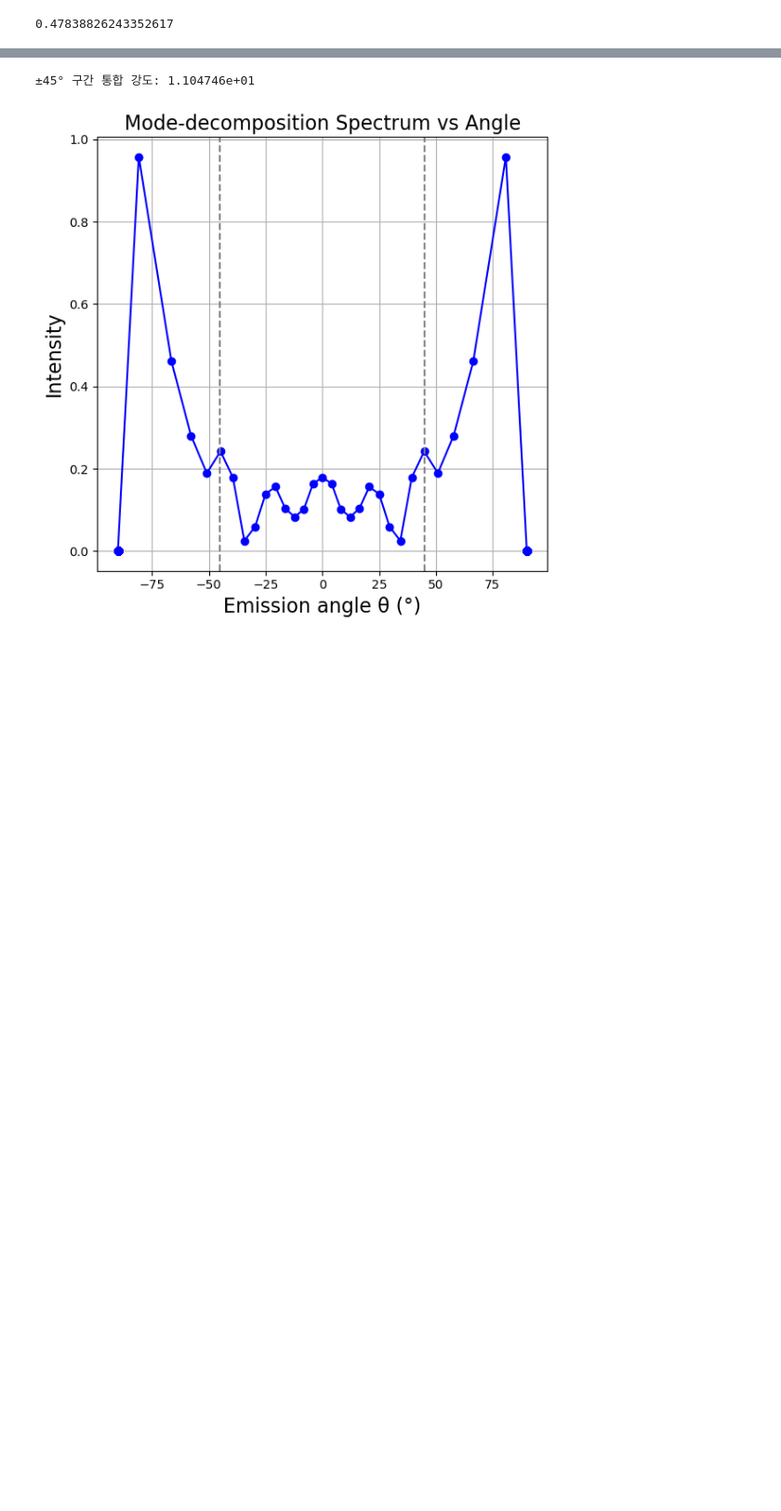
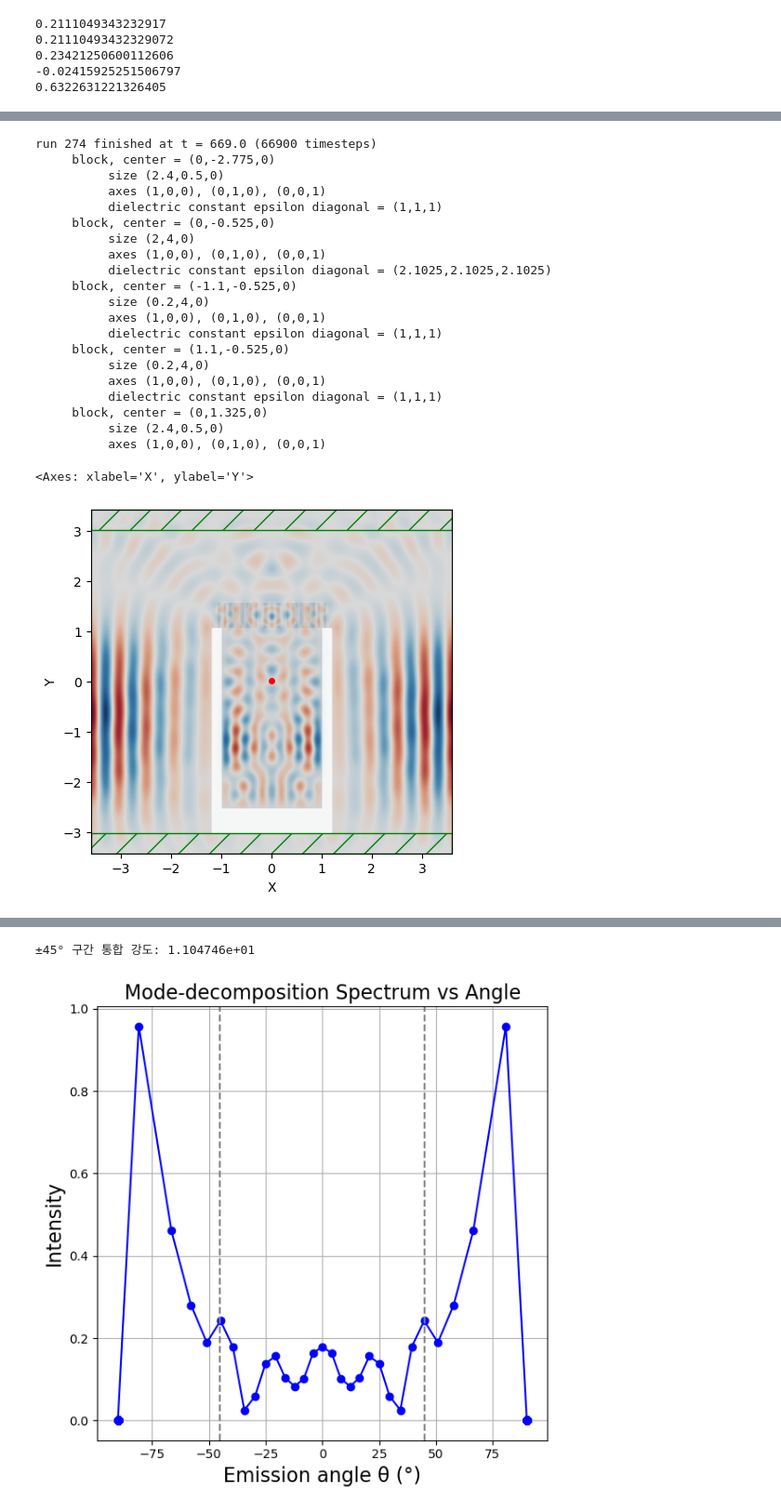
Before and after one commit to M2nion/EIDL, a Jupyter notebook: Tool/Meep/LGD/LGD setup/Mode decomposition/Kyungmin/2025/07/29/Reference data/OLED_Singlelayer_n2f.ipynb, the cells around one changed output, grey strips where cells are left out. Shown at 93% size. Drawn from its saved outputs; the diff is of its cells as text; code cells hidden in the pictures; blank space fills up the shorter version.

```diff
--- a/Tool/Meep/LGD/LGD setup/Mode decomposition/Kyungmin/2025/07/29/Reference data/OLED_Singlelayer_n2f.ipynb
+++ b/Tool/Meep/LGD/LGD setup/Mode decomposition/Kyungmin/2025/07/29/Reference data/OLED_Singlelayer_n2f.ipynb
@@ -236,20 +236,35 @@ n2f = sims[0].add_near2far(
 design_load = np.loadtxt("SingleDipole_sum.txt")
 design_variables.update_weights(design_load)
 # %%
-offset = 0.01
-flux_size = 0.02
+offset = 0.25
+flux_size = 0.5
+
 mn_size = 2
 
-input_flux = sims[0].add_flux(
+input_flux1 = sims[0].add_flux(
         fcen, 0, 1,
         mp.FluxRegion(center=sources[0].center - mp.Vector3(offset, 0, 0),
                       size=mp.Vector3(0, flux_size),
-                      weight=-1),
+                      weight=-1
+                      ),
+    )
+
+input_flux2 = sims[0].add_flux(
+        fcen, 0, 1,
         mp.FluxRegion(center=sources[0].center + mp.Vector3(offset, 0, 0),
                       size=mp.Vector3(0, flux_size)),
+    )
+
+input_flux3 = sims[0].add_flux(
+        fcen, 0, 1,
         mp.FluxRegion(center=sources[0].center - mp.Vector3(0, offset, 0),
                       size=mp.Vector3(flux_size, 0),
-                      weight=-1),
+                      weight=-1
+                      ),
+    )
+
+input_flux4 = sims[0].add_flux(
+        fcen, 0, 1,
         mp.FluxRegion(center=sources[0].center + mp.Vector3(0, offset, 0),
                       size=mp.Vector3(flux_size, 0))
     )
@@ -328,7 +343,7 @@ Warning: grid volume is not an integer number of pixels; cell size will be round
 mp.verbosity(1)
 sim = sims[0]
 sim.run(until_after_sources=mp.stop_when_fields_decayed(
-    10/df, mp.Ez, sources[0].center, 1e-3
+    10/df, mp.Ez, sources[0].center, 1e-8
 ))
 
 Ez_dft = sim.get_dft_array(dft_monitor, mp.Ez, 0)
@@ -374,4 +389,19 @@ run 0 finished at t = 112.08 (11208 timesteps)
 # %%
-0.19/mp.get_fluxes(input_flux)[0]
+print(mp.get_fluxes(input_flux1)[0])
+print(mp.get_fluxes(input_flux2)[0])
+print(mp.get_fluxes(input_flux3)[0])
+print(mp.get_fluxes(input_flux4)[0])
+
+print(mp.get_fluxes(input_flux1)[0]+mp.get_fluxes(input_flux2)[0]+mp.get_fluxes(input_flux3)[0]+mp.get_fluxes(input_flux4)[0])
 # %% [output]
-0.47838826243352617
+0.2111049343232917
+0.21110493432329072
+0.23421250600112606
+-0.02415925251506797
+0.6322631221326405
+# %%
+
+sim.run(until=200)
+
+sim.plot2D(fields=mp.Ez)
+# %% [output]
@@ -378,3 +416,25 @@ run 0 finished at t = 112.08 (11208 timesteps)
+run 274 finished at t = 669.0 (66900 timesteps)
+     block, center = (0,-2.775,0)
+          size (2.4,0.5,0)
+          axes (1,0,0), (0,1,0), (0,0,1)
+          dielectric constant epsilon diagonal = (1,1,1)
+     block, center = (0,-0.525,0)
+          size (2,4,0)
+          axes (1,0,0), (0,1,0), (0,0,1)
+          dielectric constant epsilon diagonal = (2.1025,2.1025,2.1025)
+     block, center = (-1.1,-0.525,0)
+          size (0.2,4,0)
+          axes (1,0,0), (0,1,0), (0,0,1)
+          dielectric constant epsilon diagonal = (1,1,1)
+     block, center = (1.1,-0.525,0)
+          size (0.2,4,0)
+          axes (1,0,0), (0,1,0), (0,0,1)
+          dielectric constant epsilon diagonal = (1,1,1)
+     block, center = (0,1.325,0)
+          size (2.4,0.5,0)
+          axes (1,0,0), (0,1,0), (0,0,1)
+<Axes: xlabel='X', ylabel='Y'>
+[figure, added]
 # %%
 r     = 10  # µm
 npts  = 360    # 샘플링 각도 개수
```
Also changed, not shown: parts of 8 cells of this notebook.
